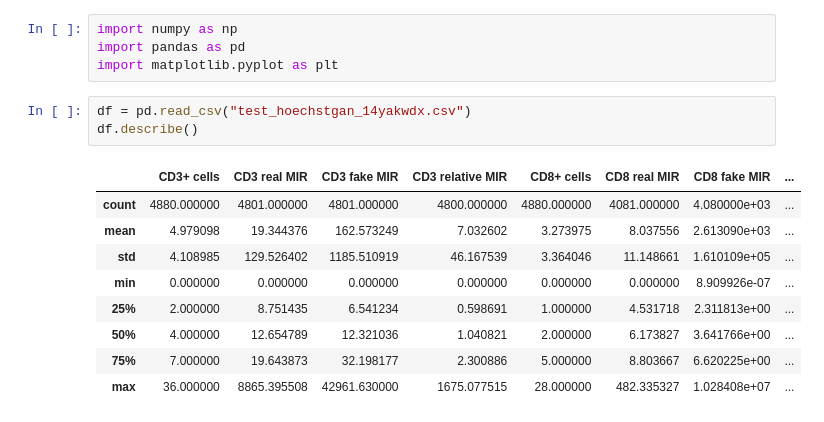
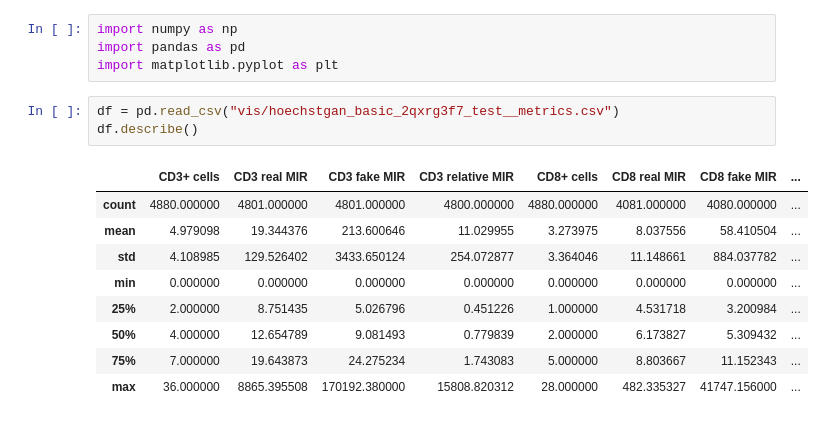
Before and after one commit to georg-wolflein/hoechstgan, a Jupyter notebook: test.ipynb, the cells around one changed output. Drawn from its saved outputs; the diff is of its cells as text.

```diff
--- a/test.ipynb
+++ b/test.ipynb
@@ -3,18 +3,18 @@ import numpy as np
 import pandas as pd
 import matplotlib.pyplot as plt
 # %%
-df = pd.read_csv("test_hoechstgan_14yakwdx.csv")
+df = pd.read_csv("vis/hoechstgan_basic_2qxrg3f7_test__metrics.csv")
 df.describe()
 # %% [output]
 |  | CD3+ cells | CD3 real MIR | CD3 fake MIR | CD3 relative MIR | CD8+ cells | CD8 real MIR | CD8 fake MIR | ... |
-| count | 4880.000000 | 4801.000000 | 4801.000000 | 4800.000000 | 4880.000000 | 4081.000000 | 4.080000e+03 | ... |
-| mean | 4.979098 | 19.344376 | 162.573249 | 7.032602 | 3.273975 | 8.037556 | 2.613090e+03 | ... |
-| std | 4.108985 | 129.526402 | 1185.510919 | 46.167539 | 3.364046 | 11.148661 | 1.610109e+05 | ... |
-| min | 0.000000 | 0.000000 | 0.000000 | 0.000000 | 0.000000 | 0.000000 | 8.909926e-07 | ... |
-| 25% | 2.000000 | 8.751435 | 6.541234 | 0.598691 | 1.000000 | 4.531718 | 2.311813e+00 | ... |
-| 50% | 4.000000 | 12.654789 | 12.321036 | 1.040821 | 2.000000 | 6.173827 | 3.641766e+00 | ... |
-| 75% | 7.000000 | 19.643873 | 32.198177 | 2.300886 | 5.000000 | 8.803667 | 6.620225e+00 | ... |
-| max | 36.000000 | 8865.395508 | 42961.630000 | 1675.077515 | 28.000000 | 482.335327 | 1.028408e+07 | ... |
+| count | 4880.000000 | 4801.000000 | 4801.000000 | 4800.000000 | 4880.000000 | 4081.000000 | 4080.000000 | ... |
+| mean | 4.979098 | 19.344376 | 213.600646 | 11.029955 | 3.273975 | 8.037556 | 58.410504 | ... |
+| std | 4.108985 | 129.526402 | 3433.650124 | 254.072877 | 3.364046 | 11.148661 | 884.037782 | ... |
+| min | 0.000000 | 0.000000 | 0.000000 | 0.000000 | 0.000000 | 0.000000 | 0.000000 | ... |
+| 25% | 2.000000 | 8.751435 | 5.026796 | 0.451226 | 1.000000 | 4.531718 | 3.200984 | ... |
+| 50% | 4.000000 | 12.654789 | 9.081493 | 0.779839 | 2.000000 | 6.173827 | 5.309432 | ... |
+| 75% | 7.000000 | 19.643873 | 24.275234 | 1.743083 | 5.000000 | 8.803667 | 11.152343 | ... |
+| max | 36.000000 | 8865.395508 | 170192.380000 | 15808.820312 | 28.000000 | 482.335327 | 41747.156000 | ... |
 # %%
 def plot_hist(col, color=None):
     x = np.array(df[col])
```
Also changed, not shown: parts of 1 cell of this notebook, 13 other files.
